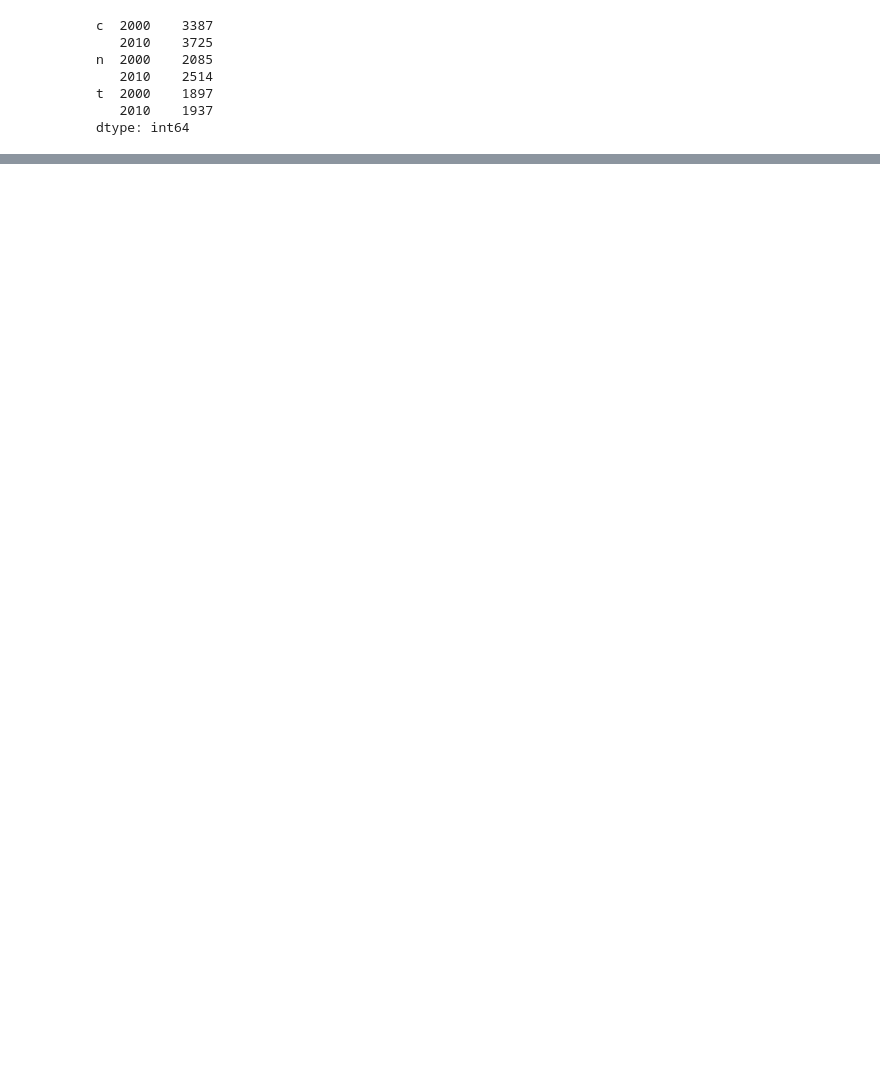
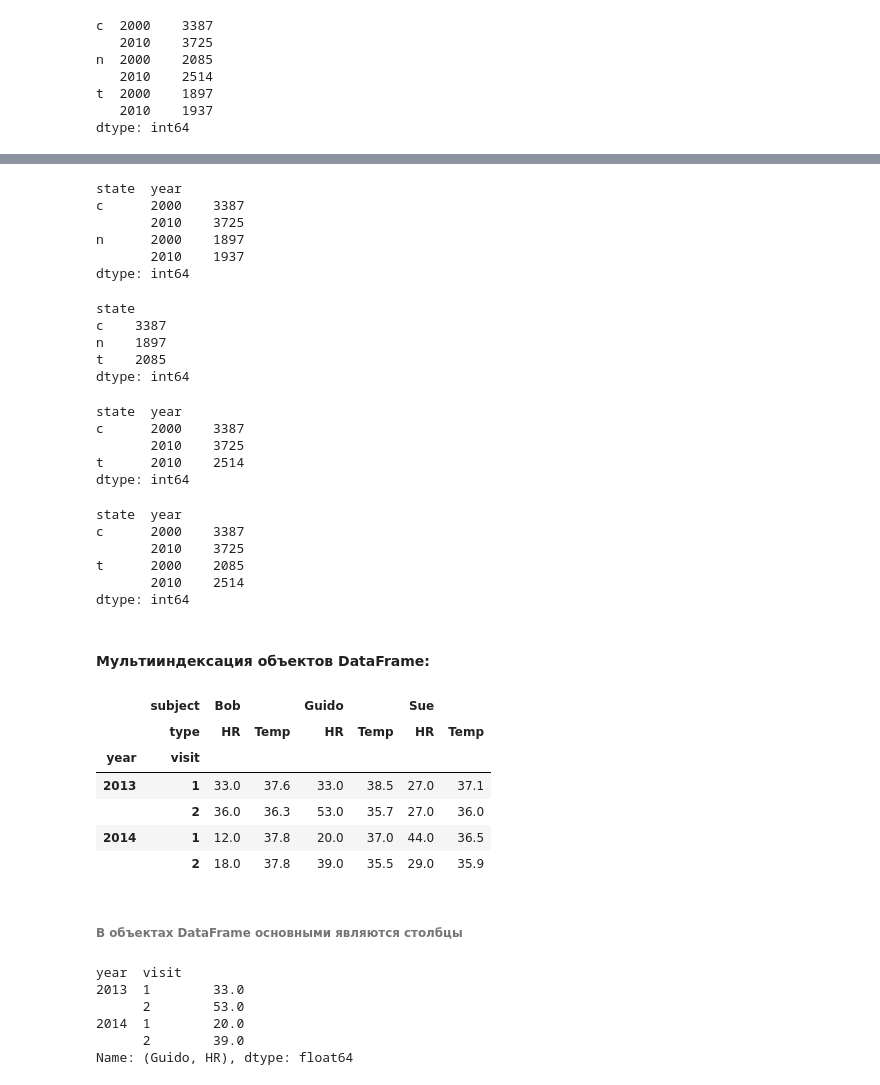
Before and after one commit to I-Trush/Jake_VanderPlas, a Jupyter notebook: vander_plus_3_Pandas_05.ipynb, the cells around one changed output, grey strips where cells are left out. Drawn from its saved outputs; the diff is of its cells as text; code cells hidden in the pictures; blank space fills up the shorter version.

```diff
--- a/vander_plus_3_Pandas_05.ipynb
+++ b/vander_plus_3_Pandas_05.ipynb
@@ -157,0 +349,60 @@ dtype: int64
+# %%
+pop.loc['c':'n']
+# %% [output]
+state  year
+c      2000    3387
+       2010    3725
+n      2000    1897
+       2010    1937
+dtype: int64
+# %%
+# частичная индексация по нижним уровням:
+pop[:, 2000]
+# %% [output]
+state
+c    3387
+n    1897
+t    2085
+dtype: int64
+# %%
+# выборка данных на основе булевой маски:
+pop[pop > 2500]
+# %% [output]
+state  year
+c      2000    3387
+       2010    3725
+t      2010    2514
+dtype: int64
+# %%
+# выборка на основе прихотливой индексации:
+pop[['c', 't']]
+# %% [output]
+state  year
+c      2000    3387
+       2010    3725
+t      2000    2085
+       2010    2514
+dtype: int64
+# %% [markdown]
+#### Мультииндексация объектов DataFrame:
+# %%
+helth_data
+# %% [output]
+|  | subject | Bob |  | Guido |  | Sue |  |
+|  | type | HR | Temp | HR | Temp | HR | Temp |
+| year | visit |  |  |  |  |  |  |
+| 2013 | 1 | 33.0 | 37.6 | 33.0 | 38.5 | 27.0 | 37.1 |
+|  | 2 | 36.0 | 36.3 | 53.0 | 35.7 | 27.0 | 36.0 |
+| 2014 | 1 | 12.0 | 37.8 | 20.0 | 37.0 | 44.0 | 36.5 |
+|  | 2 | 18.0 | 37.8 | 39.0 | 35.5 | 29.0 | 35.9 |
+# %% [markdown]
+###### В объектах DataFrame основными являются столбцы
+# %%
+helth_data['Guido', 'HR']
+# %% [output]
+year  visit
+2013  1        33.0
+      2        53.0
+2014  1        20.0
+      2        39.0
+Name: (Guido, HR), dtype: float64
```
Also changed, not shown: parts of 63 cells of this notebook, 1 other file.
